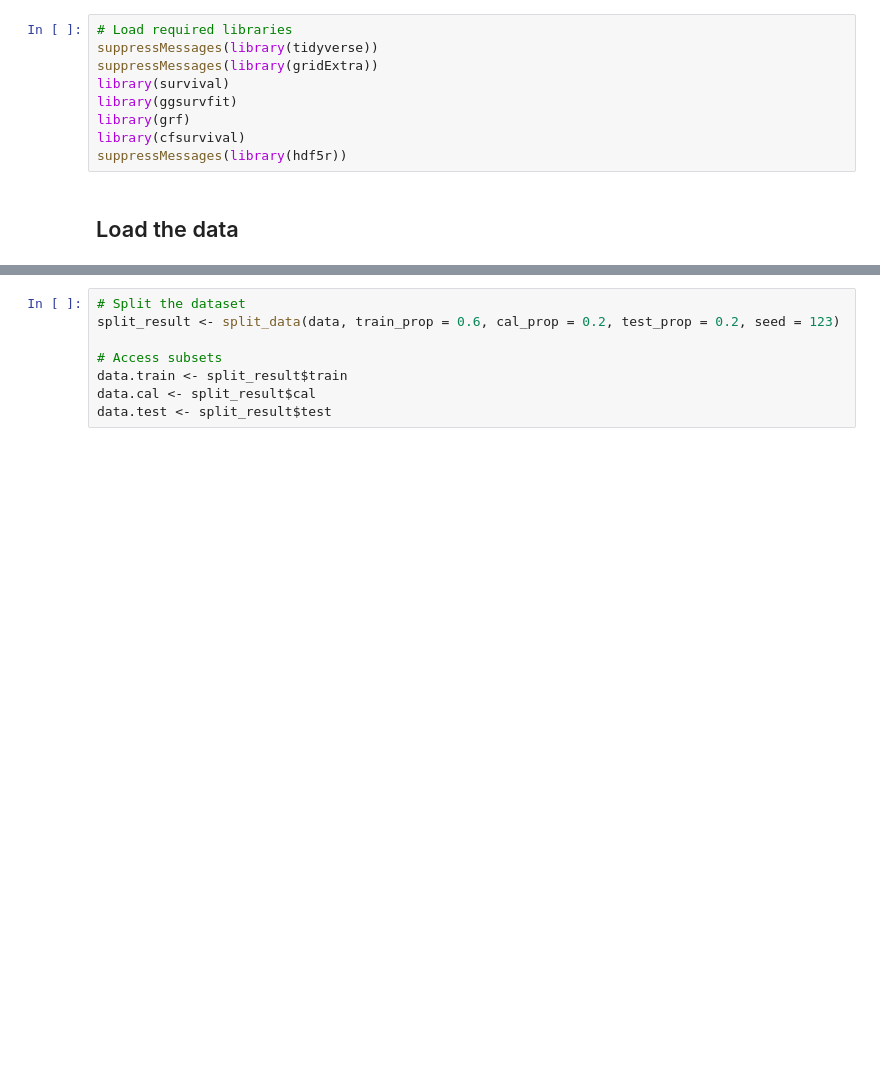
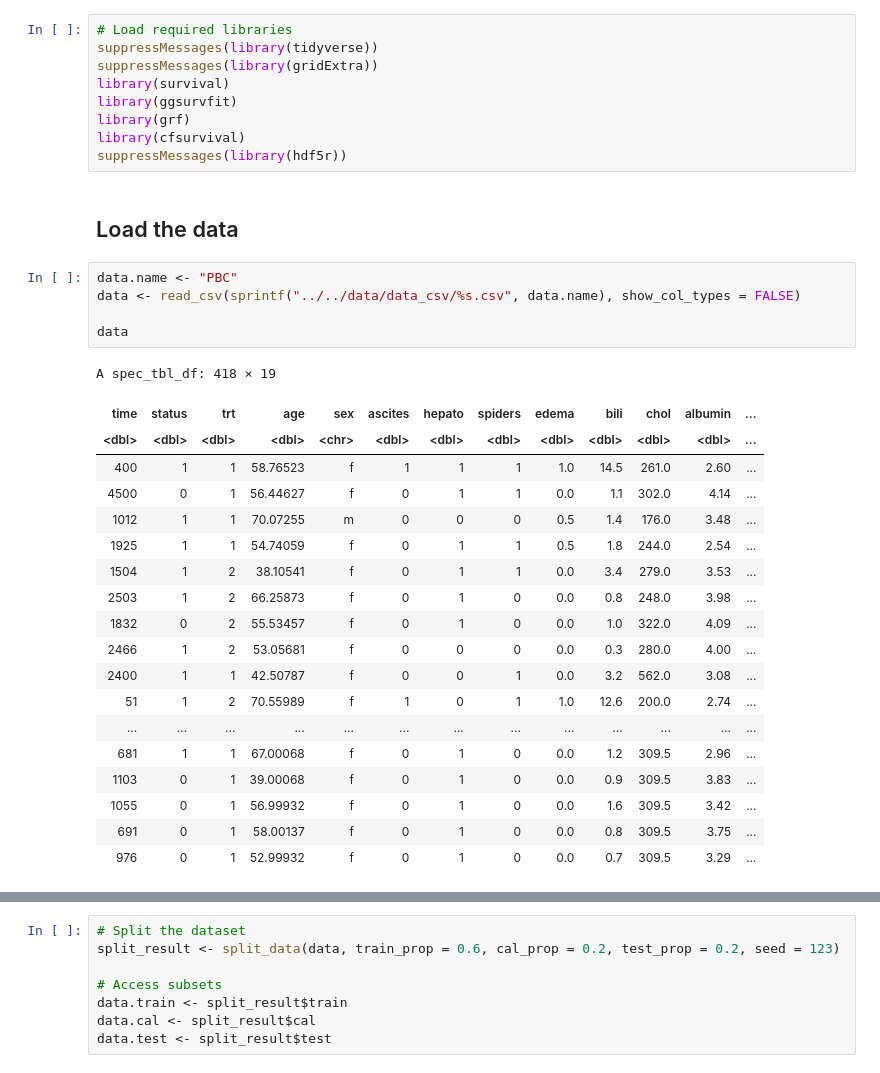
Before and after one commit to msesia/conformal_survival, a Jupyter notebook: code/examples/data_analysis.ipynb, the cells around one changed output, grey strips where cells are left out. Cells and saved outputs as stored; diff of their text form; blank space fills up the shorter version.

```diff
--- a/code/examples/data_analysis.ipynb
+++ b/code/examples/data_analysis.ipynb
@@ -13,3 +13,28 @@ library(cfsurvival)
 suppressMessages(library(hdf5r))
 # %% [markdown]
 ## Load the data
+# %%
+data.name <- "PBC"
+data <- read_csv(sprintf("../../data/data_csv/%s.csv", data.name), show_col_types = FALSE)
+
+data
+# %% [output]
+A spec_tbl_df: 418 × 19
+| time | status | trt | age | sex | ascites | hepato | spiders | edema | bili | chol | albumin | ... |
+| <dbl> | <dbl> | <dbl> | <dbl> | <chr> | <dbl> | <dbl> | <dbl> | <dbl> | <dbl> | <dbl> | <dbl> | ... |
+| 400 | 1 | 1 | 58.76523 | f | 1 | 1 | 1 | 1.0 | 14.5 | 261.0 | 2.60 | ... |
+| 4500 | 0 | 1 | 56.44627 | f | 0 | 1 | 1 | 0.0 | 1.1 | 302.0 | 4.14 | ... |
+| 1012 | 1 | 1 | 70.07255 | m | 0 | 0 | 0 | 0.5 | 1.4 | 176.0 | 3.48 | ... |
+| 1925 | 1 | 1 | 54.74059 | f | 0 | 1 | 1 | 0.5 | 1.8 | 244.0 | 2.54 | ... |
+| 1504 | 1 | 2 | 38.10541 | f | 0 | 1 | 1 | 0.0 | 3.4 | 279.0 | 3.53 | ... |
+| 2503 | 1 | 2 | 66.25873 | f | 0 | 1 | 0 | 0.0 | 0.8 | 248.0 | 3.98 | ... |
+| 1832 | 0 | 2 | 55.53457 | f | 0 | 1 | 0 | 0.0 | 1.0 | 322.0 | 4.09 | ... |
+| 2466 | 1 | 2 | 53.05681 | f | 0 | 0 | 0 | 0.0 | 0.3 | 280.0 | 4.00 | ... |
+| 2400 | 1 | 1 | 42.50787 | f | 0 | 0 | 1 | 0.0 | 3.2 | 562.0 | 3.08 | ... |
+| 51 | 1 | 2 | 70.55989 | f | 1 | 0 | 1 | 1.0 | 12.6 | 200.0 | 2.74 | ... |
+| ... | ... | ... | ... | ... | ... | ... | ... | ... | ... | ... | ... | ... |
+| 681 | 1 | 1 | 67.00068 | f | 0 | 1 | 0 | 0.0 | 1.2 | 309.5 | 2.96 | ... |
+| 1103 | 0 | 1 | 39.00068 | f | 0 | 1 | 0 | 0.0 | 0.9 | 309.5 | 3.83 | ... |
+| 1055 | 0 | 1 | 56.99932 | f | 0 | 1 | 0 | 0.0 | 1.6 | 309.5 | 3.42 | ... |
+| 691 | 0 | 1 | 58.00137 | f | 0 | 1 | 0 | 0.0 | 0.8 | 309.5 | 3.75 | ... |
+| 976 | 0 | 1 | 52.99932 | f | 0 | 1 | 0 | 0.0 | 0.7 | 309.5 | 3.29 | ... |
```
Also changed, not shown: parts of 6 cells of this notebook, 4 other files.
